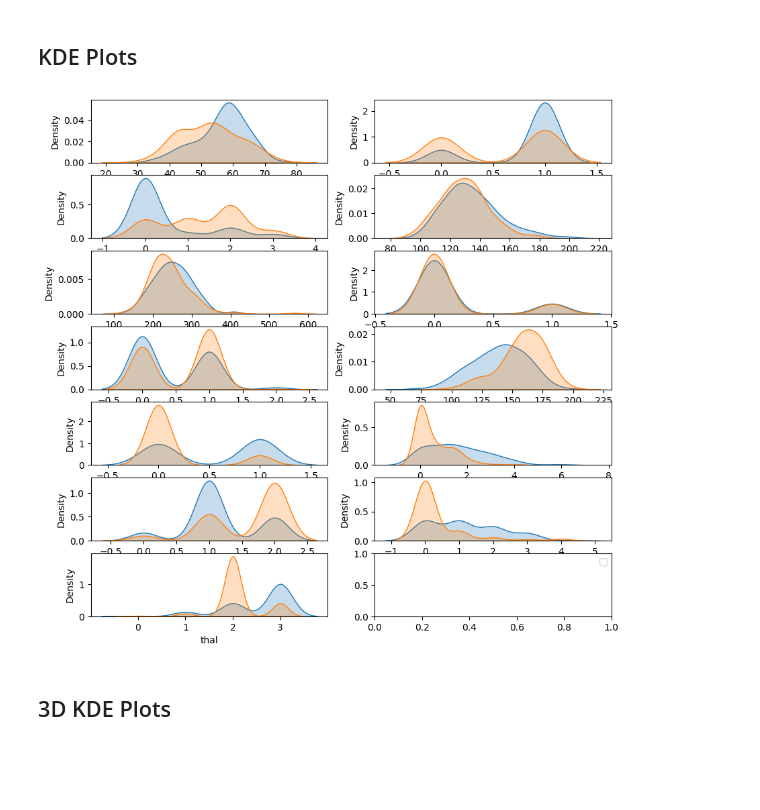
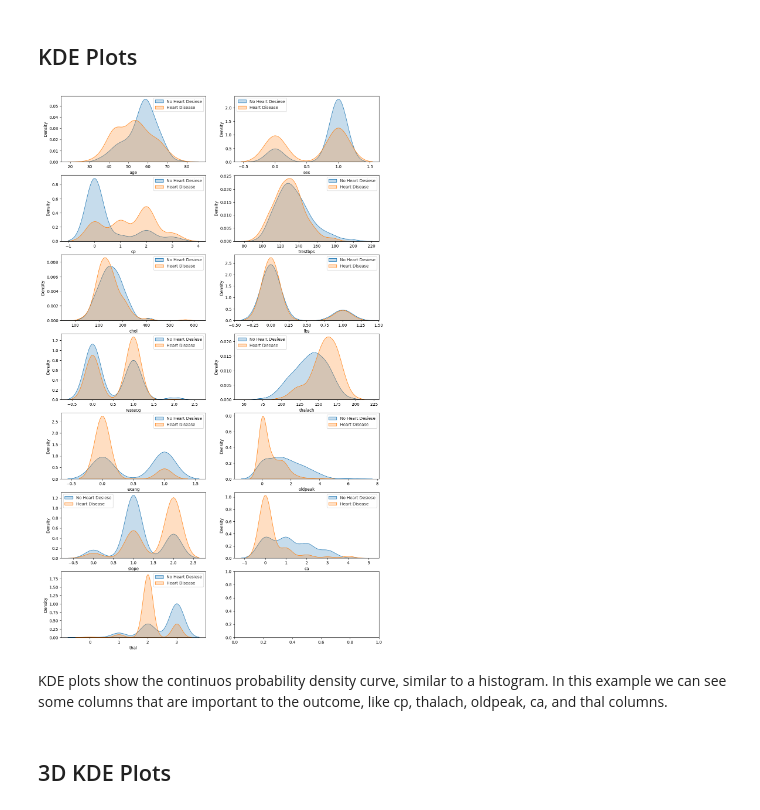
Before and after one commit to chrisistrati/Sigmoid-Homework, a Jupyter notebook: 13_data_visualization.ipynb, the cells around one changed output. Saved outputs shown, nothing was run; the diff lists cells and outputs as text; code cells hidden in the pictures; blank space fills up the shorter version.

Commit message:
Finished data visualization

```diff
--- a/13_data_visualization.ipynb
+++ b/13_data_visualization.ipynb
@@ -86,17 +86,19 @@ for i, column in enumerate(columns):
 # %% [markdown]
 ## KDE Plots
 # %%
-fig, axes = plt.subplots(7, 2, figsize=(10, 10))
+fig, axes = plt.subplots(7, 2, figsize=(14, 24))
 
 for i, column in enumerate(columns):
     row, col = i // 2, i % 2
 
     with sns.axes_style("whitegrid"):
         sns.kdeplot(df.loc[df['target'] == 0, column], label='No Heart Desiese', shade=True, ax = axes[row, col])
         sns.kdeplot(df.loc[df['target'] == 1, column], label='Heart Disease', shade=True, ax=axes[row, col])
-        plt.legend()
+        axes[row, col].legend()
 # %% [output]
-[figure, old version]
+[figure, new version]
+# %% [markdown]
+KDE plots show the continuos probability density curve, similar to a histogram. In this example we can see some columns that are important to the outcome, like cp, thalach, oldpeak, ca, and thal columns.
 # %% [markdown]
 ## 3D KDE Plots
 # %%
```
Also changed, not shown: parts of 5 cells of this notebook.
